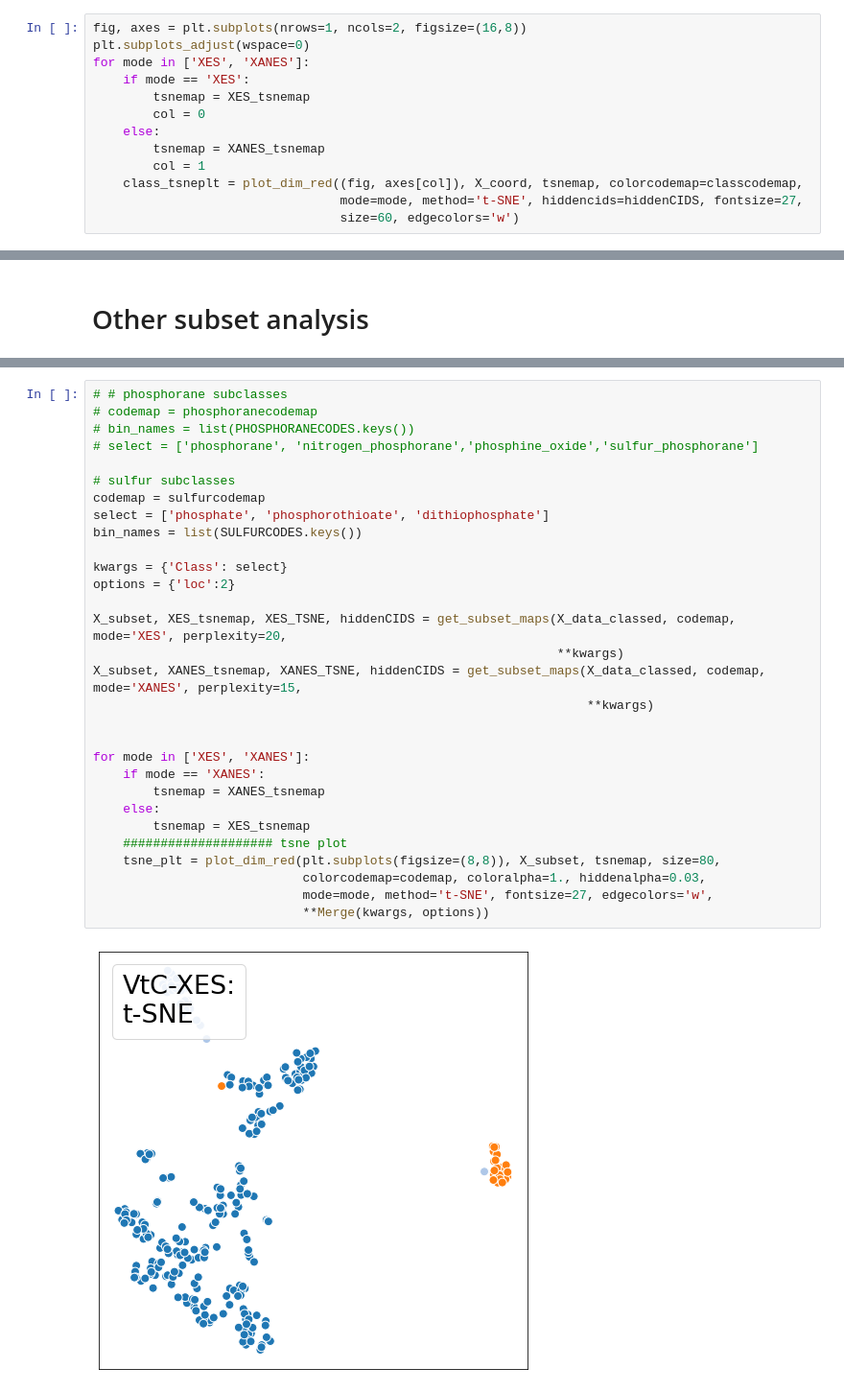
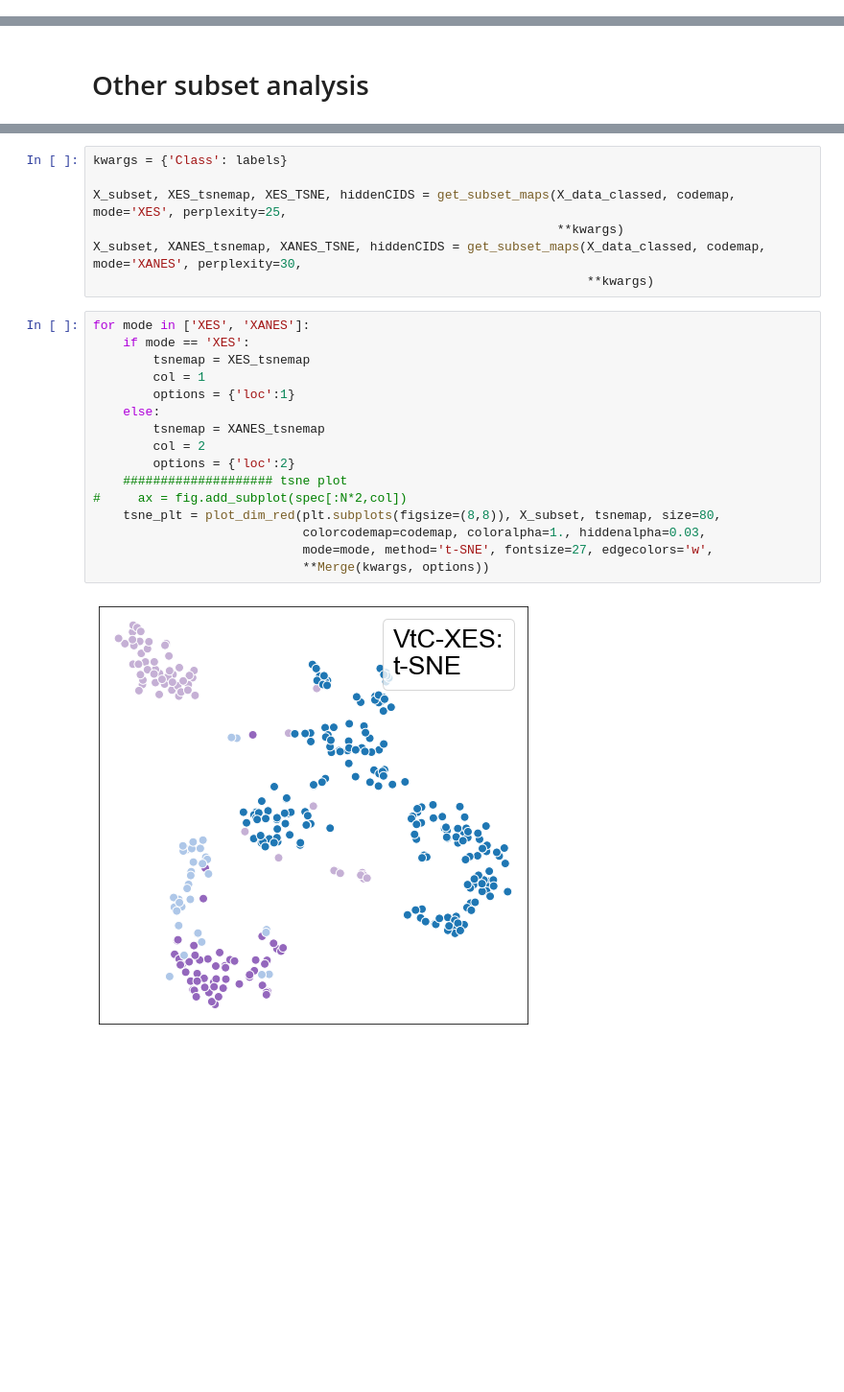
Before and after one commit to Seidler-Lab/Phosphorus-ML-Project, a Jupyter notebook: Data_Analysis_Sam.ipynb, the cells around one changed output, grey strips where cells are left out. Shown at 96% size. Saved outputs shown, nothing was run; the diff lists cells and outputs as text; blank space fills up the shorter version.

Commit message:
update figures with cleaner axes

```diff
--- a/Data_Analysis_Sam.ipynb
+++ b/Data_Analysis_Sam.ipynb
@@ -265,13 +112,0 @@ X_coord, XANES_tsnemap, XANES_TSNE, hiddenCIDS = get_subset_maps(X_data, coordco
-# %%
-fig, axes = plt.subplots(nrows=1, ncols=2, figsize=(16,8))
-plt.subplots_adjust(wspace=0)
-for mode in ['XES', 'XANES']:
-    if mode == 'XES':
-        tsnemap = XES_tsnemap
-        col = 0
-    else:
-        tsnemap = XANES_tsnemap
-        col = 1
-    class_tsneplt = plot_dim_red((fig, axes[col]), X_coord, tsnemap, colorcodemap=classcodemap,
-                                 mode=mode, method='t-SNE', hiddencids=hiddenCIDS, fontsize=27,
-                                 size=60, edgecolors='w')
@@ -605,32 +571,25 @@ for mode in ['XES', 'XANES']:
+# %%
+kwargs = {'Class': labels}
+
+X_subset, XES_tsnemap, XES_TSNE, hiddenCIDS = get_subset_maps(X_data_classed, codemap, mode='XES', perplexity=25,
+                                                              **kwargs)
+X_subset, XANES_tsnemap, XANES_TSNE, hiddenCIDS = get_subset_maps(X_data_classed, codemap, mode='XANES', perplexity=30,
+                                                                  **kwargs)
 # %%
-# # phosphorane subclasses
-# codemap = phosphoranecodemap
-# bin_names = list(PHOSPHORANECODES.keys())
-# select = ['phosphorane', 'nitrogen_phosphorane','phosphine_oxide','sulfur_phosphorane']
-
-# sulfur subclasses
-codemap = sulfurcodemap
-select = ['phosphate', 'phosphorothioate', 'dithiophosphate']
-bin_names = list(SULFURCODES.keys())
-
-kwargs = {'Class': select}
-options = {'loc':2}
-
-X_subset, XES_tsnemap, XES_TSNE, hiddenCIDS = get_subset_maps(X_data_classed, codemap, mode='XES', perplexity=20,
-                                                              **kwargs)
-X_subset, XANES_tsnemap, XANES_TSNE, hiddenCIDS = get_subset_maps(X_data_classed, codemap, mode='XANES', perplexity=15,
-                                                                  **kwargs)
-
-
 for mode in ['XES', 'XANES']:
-    if mode == 'XANES':
+    if mode == 'XES':
+        tsnemap = XES_tsnemap
+        col = 1
+        options = {'loc':1}
+    else:
         tsnemap = XANES_tsnemap
-    else:
-        tsnemap = XES_tsnemap
+        col = 2
+        options = {'loc':2}
     #################### tsne plot
+#     ax = fig.add_subplot(spec[:N*2,col])
     tsne_plt = plot_dim_red(plt.subplots(figsize=(8,8)), X_subset, tsnemap, size=80,
                             colorcodemap=codemap, coloralpha=1., hiddenalpha=0.03,
                             mode=mode, method='t-SNE', fontsize=27, edgecolors='w',
                             **Merge(kwargs, options))
 # %% [output]
-[figure, old version]
+[figure, new version]
```
Also changed, not shown: parts of 43 cells of this notebook, 23 other files.
